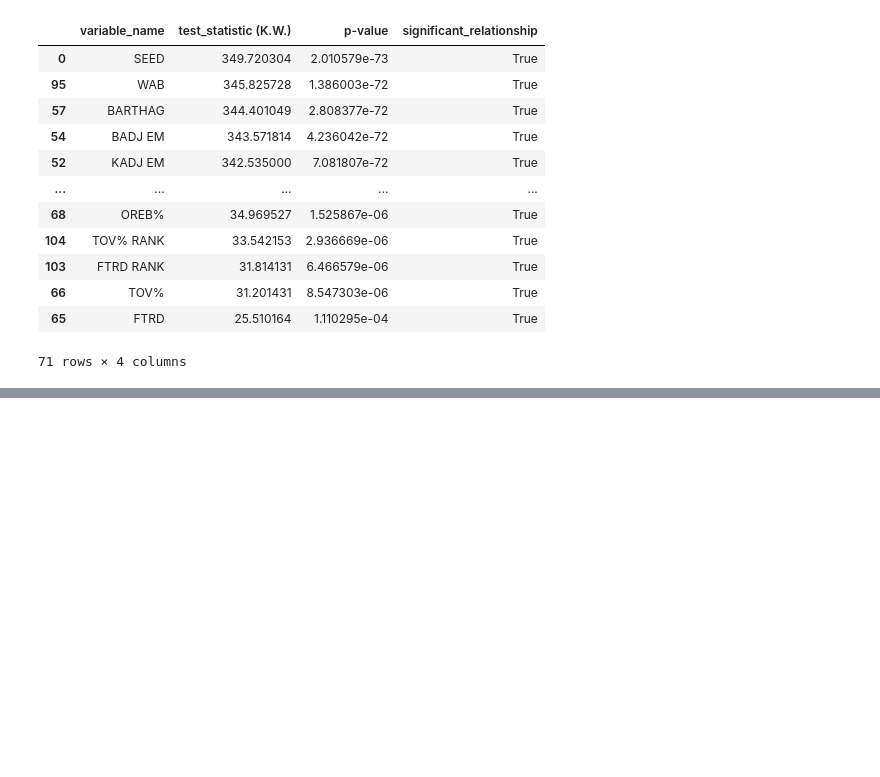
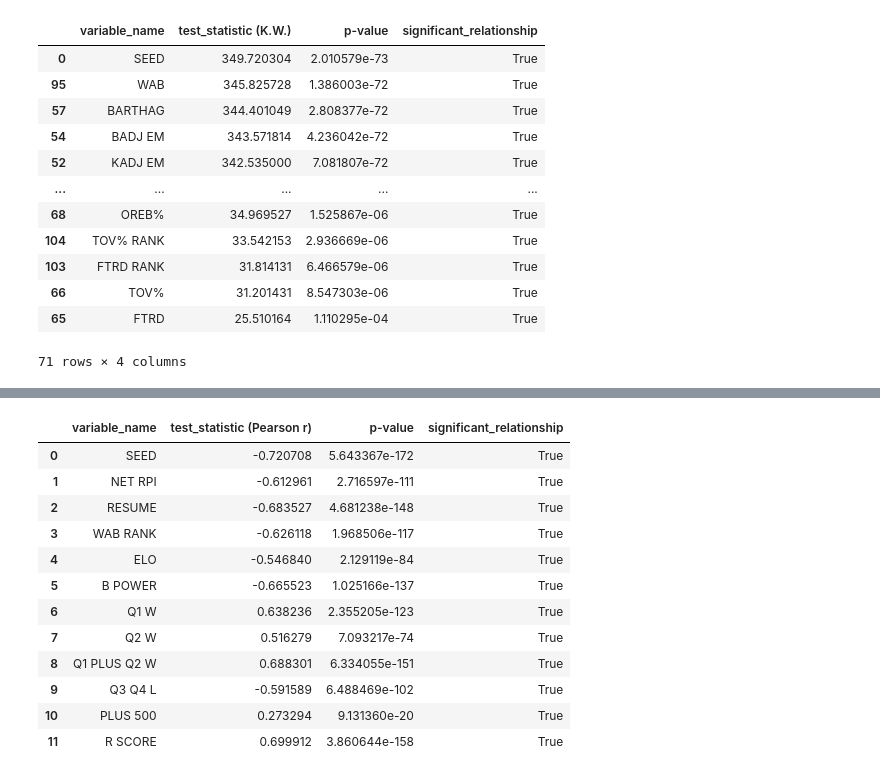
Before and after one commit to jackdorner/CSC2621FinalProject, a Jupyter notebook: FinalProject.ipynb, the cells around one changed output, grey strips where cells are left out. Saved outputs shown, nothing was run; the diff lists cells and outputs as text; code cells hidden in the pictures; blank space fills up the shorter version.

Commit message:
More Kruskal tests and added pearsons testing against historical win percentage

```diff
--- a/FinalProject.ipynb
+++ b/FinalProject.ipynb
@@ -214,0 +359,20 @@ KenPom_Barttorvik_KW_results.head(len(KenPom_Barttorvik_KW_results))
+# %%
+team_results_df = pd.read_csv('Data_Needs_updated_after_selection_sunday/Team Results.csv')
+team_results_dropped = ["YEAR", "TEAM NO", "ROUND"]
+resume_pearsons_results = correlate_with_win_pct(resumes_df, team_results_df, "TEAM", 'WIN%', team_results_dropped)
+
+resume_pearsons_results
+# %% [output]
+|  | variable_name | test_statistic (Pearson r) | p-value | significant_relationship |
+| 0 | SEED | -0.720708 | 5.643367e-172 | True |
+| 1 | NET RPI | -0.612961 | 2.716597e-111 | True |
+| 2 | RESUME | -0.683527 | 4.681238e-148 | True |
+| 3 | WAB RANK | -0.626118 | 1.968506e-117 | True |
+| 4 | ELO | -0.546840 | 2.129119e-84 | True |
+| 5 | B POWER | -0.665523 | 1.025166e-137 | True |
+| 6 | Q1 W | 0.638236 | 2.355205e-123 | True |
+| 7 | Q2 W | 0.516279 | 7.093217e-74 | True |
+| 8 | Q1 PLUS Q2 W | 0.688301 | 6.334055e-151 | True |
+| 9 | Q3 Q4 L | -0.591589 | 6.488469e-102 | True |
+| 10 | PLUS 500 | 0.273294 | 9.131360e-20 | True |
+| 11 | R SCORE | 0.699912 | 3.860644e-158 | True |
```
Also changed, not shown: parts of 5 cells of this notebook.
